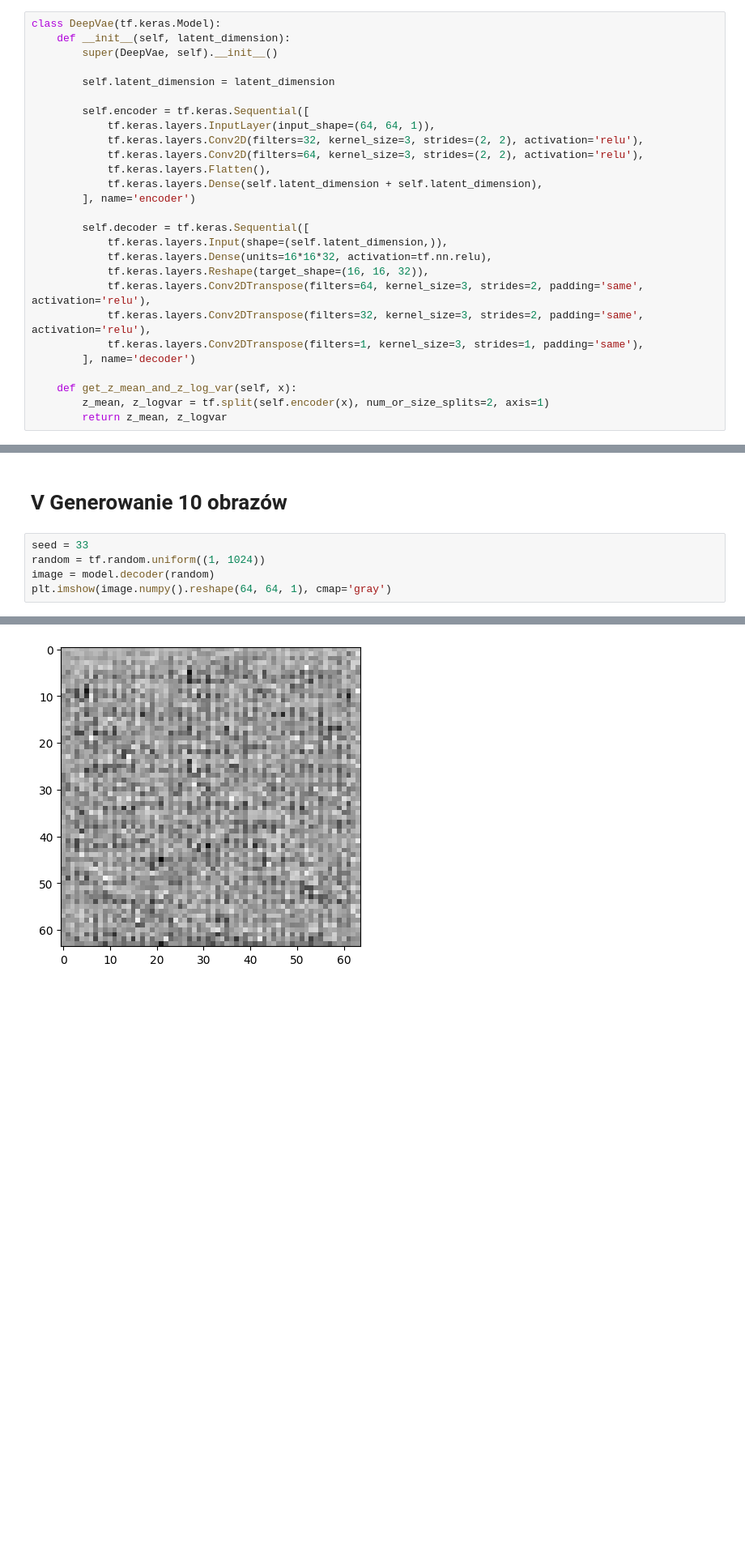
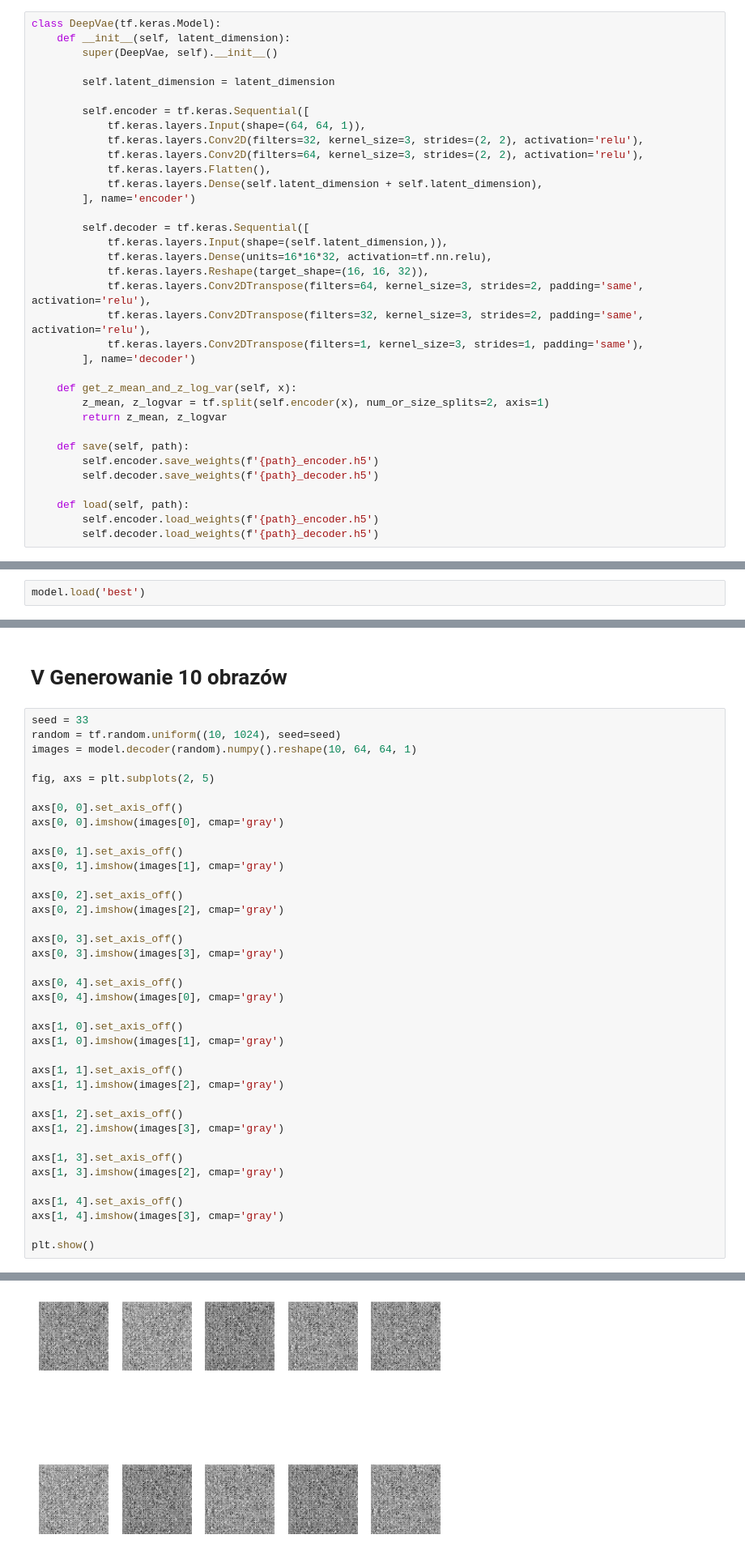
Before and after one commit to grepoz/vae-ug-homework, a Jupyter notebook: vae_clean_0.ipynb, the cells around one changed output, grey strips where cells are left out. Shown at 81% size. Saved outputs shown, nothing was run; the diff lists cells and outputs as text; blank space fills up the shorter version.

```diff
--- a/vae_clean_0.ipynb
+++ b/vae_clean_0.ipynb
@@ -279,7 +283,7 @@ class DeepVae(tf.keras.Model):
         self.latent_dimension = latent_dimension
 
         self.encoder = tf.keras.Sequential([
-            tf.keras.layers.InputLayer(input_shape=(64, 64, 1)),
+            tf.keras.layers.Input(shape=(64, 64, 1)),
             tf.keras.layers.Conv2D(filters=32, kernel_size=3, strides=(2, 2), activation='relu'),
             tf.keras.layers.Conv2D(filters=64, kernel_size=3, strides=(2, 2), activation='relu'),
             tf.keras.layers.Flatten(),
@@ -298,6 +302,14 @@ class DeepVae(tf.keras.Model):
     def get_z_mean_and_z_log_var(self, x):
         z_mean, z_logvar = tf.split(self.encoder(x), num_or_size_splits=2, axis=1)
         return z_mean, z_logvar
+
+    def save(self, path):
+        self.encoder.save_weights(f'{path}_encoder.h5')
+        self.decoder.save_weights(f'{path}_decoder.h5')
+
+    def load(self, path):
+        self.encoder.load_weights(f'{path}_encoder.h5')
+        self.decoder.load_weights(f'{path}_decoder.h5')
 # %%
 def compute_loss(model, x, beta=1.0):
     z_mean, z_log_var = model.get_z_mean_and_z_log_var(x)
@@ -372,2 +402,4 @@ Epoch 10: train_loss=0.038170598447322845, val_loss=0.03944002836942673, beta=0.
 # %% [markdown]
 # IV Test modelu
+# %%
+model.load('best')
@@ -375,7 +414,40 @@ Epoch 10: train_loss=0.038170598447322845, val_loss=0.03944002836942673, beta=0.
 # V Generowanie 10 obrazów
 # %%
 seed = 33
-random = tf.random.uniform((1, 1024))
-image = model.decoder(random)
-plt.imshow(image.numpy().reshape(64, 64, 1), cmap='gray')
+random = tf.random.uniform((10, 1024), seed=seed)
+images = model.decoder(random).numpy().reshape(10, 64, 64, 1)
+
+fig, axs = plt.subplots(2, 5)
+
+axs[0, 0].set_axis_off()
+axs[0, 0].imshow(images[0], cmap='gray')
+
+axs[0, 1].set_axis_off()
+axs[0, 1].imshow(images[1], cmap='gray')
+
+axs[0, 2].set_axis_off()
+axs[0, 2].imshow(images[2], cmap='gray')
+
+axs[0, 3].set_axis_off()
+axs[0, 3].imshow(images[3], cmap='gray')
+
+axs[0, 4].set_axis_off()
+axs[0, 4].imshow(images[0], cmap='gray')
+
+axs[1, 0].set_axis_off()
+axs[1, 0].imshow(images[1], cmap='gray')
+
+axs[1, 1].set_axis_off()
+axs[1, 1].imshow(images[2], cmap='gray')
+
+axs[1, 2].set_axis_off()
+axs[1, 2].imshow(images[3], cmap='gray')
+
+axs[1, 3].set_axis_off()
+axs[1, 3].imshow(images[2], cmap='gray')
+
+axs[1, 4].set_axis_off()
+axs[1, 4].imshow(images[3], cmap='gray')
+
+plt.show()
 # %% [output]
@@ -383 +454 @@ plt.imshow(image.numpy().reshape(64, 64, 1), cmap='gray')
-[figure, old version]
+[figure, new version]
```
Also changed, not shown: parts of 9 cells of this notebook.
